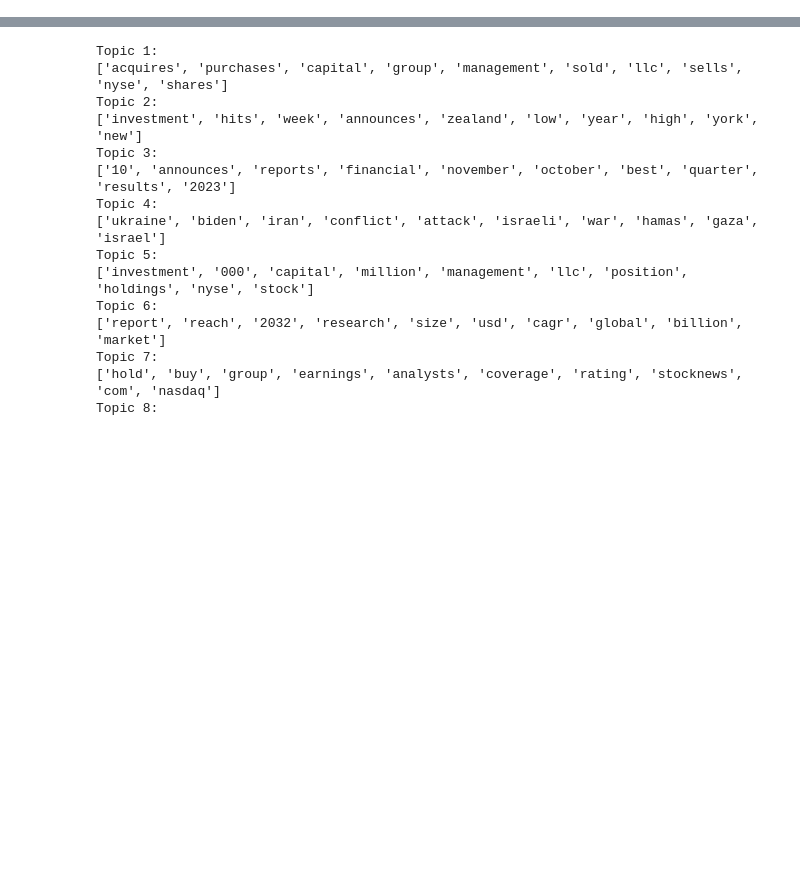
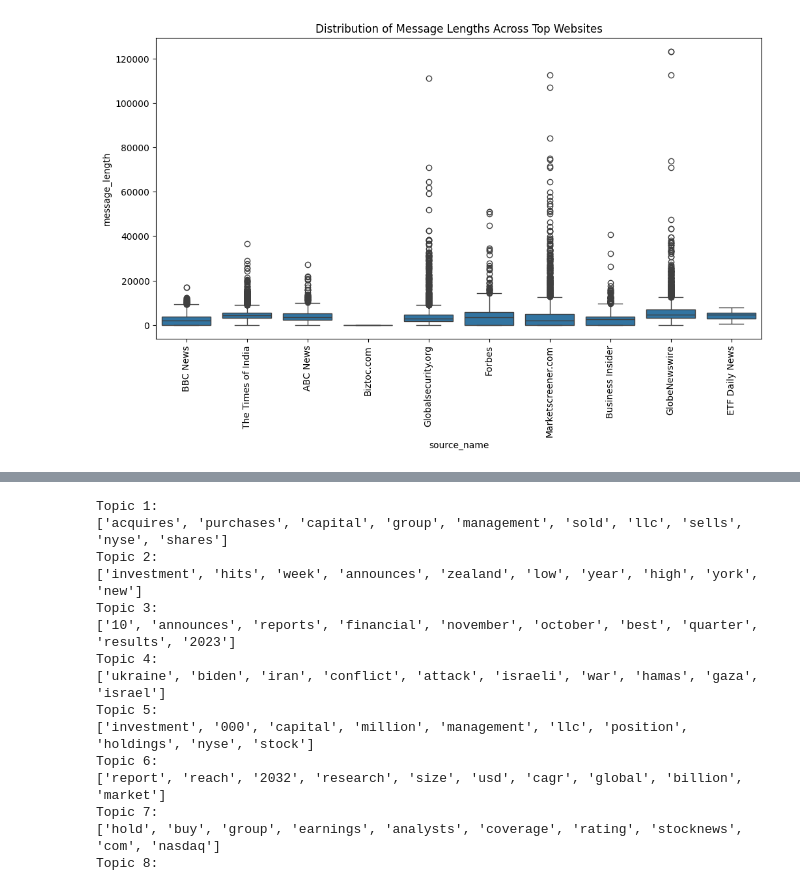
Before and after one commit to abshwabu/10ac_week0, a Jupyter notebook: src/eda_and_stats.ipynb, the cells around one changed output, grey strips where cells are left out. Drawn from its saved outputs; the diff is of its cells as text; code cells hidden in the pictures; blank space fills up the shorter version.

```diff
--- a/src/eda_and_stats.ipynb
+++ b/src/eda_and_stats.ipynb
@@ -38,0 +88,26 @@ memory usage: 9.6+ MB
+# %%
+# Convert 'full_content' to string and handle missing values
+news_df['full_content'] = news_df['full_content'].fillna("").astype(str)
+
+# Convert 'title' to string and handle missing values
+news_df['title'] = news_df['title'].fillna("").astype(str)
+# Count the number of words in each title
+news_df['title_word_count'] = news_df['title'].apply(lambda x: len(x.split()))
+# %%
+
+
+# Plotting the distribution of message lengths across websites
+news_df['message_length'] = news_df['full_content'].apply(len)
+
+# Ensure there are no issues with categorical data or too many categories
+top_sources = news_df['source_name'].value_counts().nlargest(10).index
+filtered_df = news_df[news_df['source_name'].isin(top_sources)]
+
+# Boxplot for message length distribution
+plt.figure(figsize=(12, 6))
+sns.boxplot(x='source_name', y='message_length', data=filtered_df)
+plt.xticks(rotation=90)
+plt.title('Distribution of Message Lengths Across Top Websites')
+plt.show()
+# %% [output]
+[figure, added]
```
Also changed, not shown: parts of 4 cells of this notebook.
